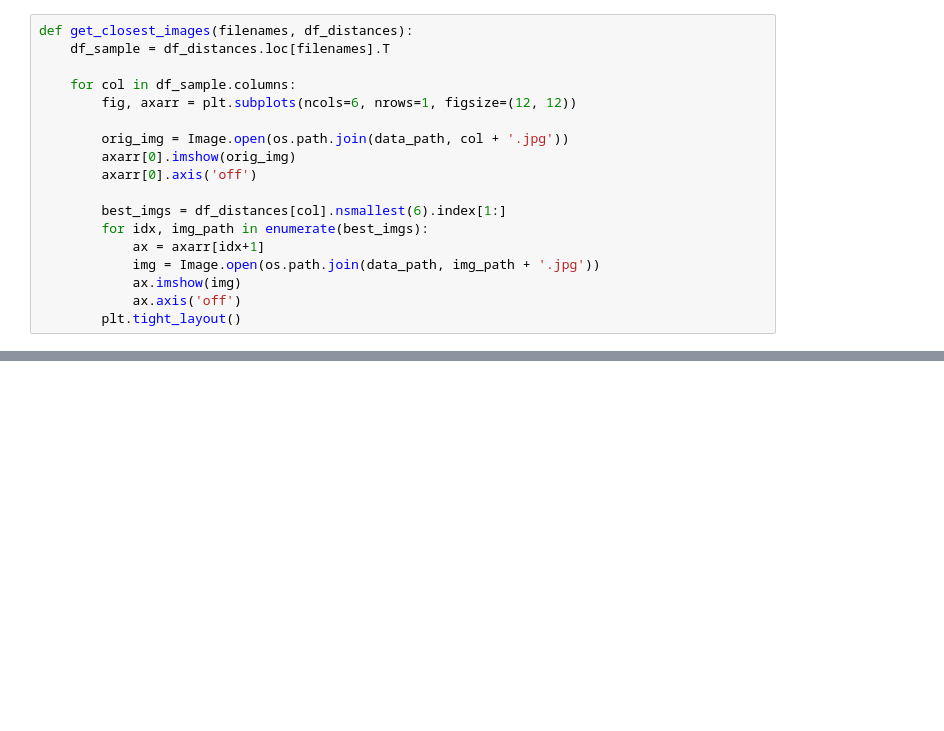
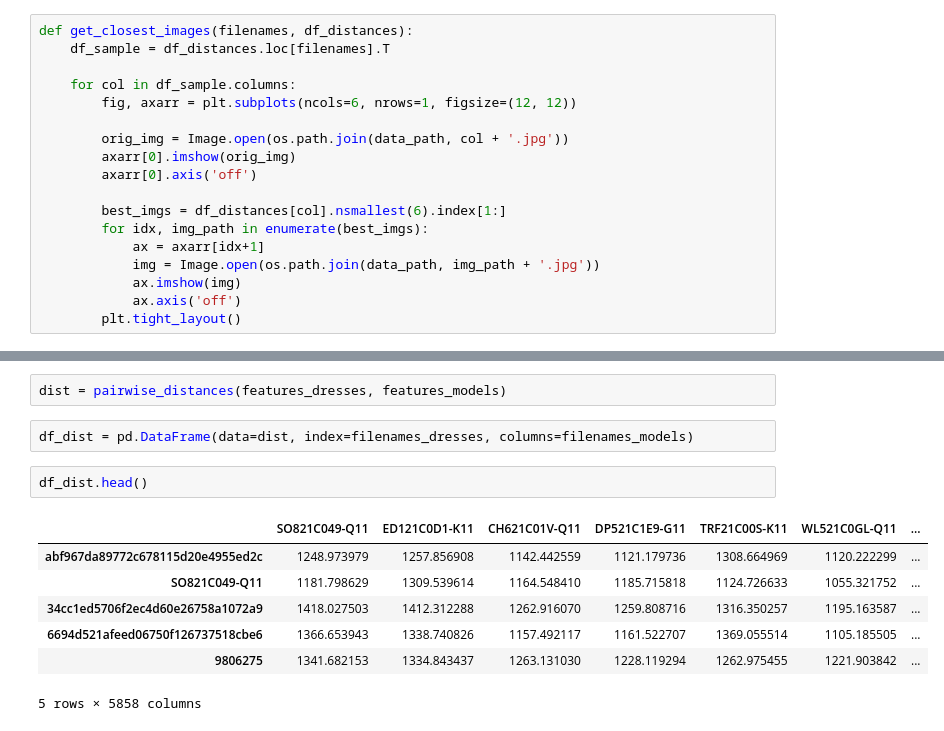
Before and after one commit to sonynka/fashion_gan, a Jupyter notebook: get_feature_vectors.ipynb, the cells around one changed output, grey strips where cells are left out. Cells and saved outputs as stored; diff of their text form; blank space fills up the shorter version.

```diff
--- a/get_feature_vectors.ipynb
+++ b/get_feature_vectors.ipynb
@@ -60,0 +70,14 @@ image_utils.concat_feature_vectors(feature64_path, feature50_path, feature114_pa
+# %%
+dist = pairwise_distances(features_dresses, features_models)
+# %%
+df_dist = pd.DataFrame(data=dist, index=filenames_dresses, columns=filenames_models)
+# %%
+df_dist.head()
+# %% [output]
+|  | SO821C049-Q11 | ED121C0D1-K11 | CH621C01V-Q11 | DP521C1E9-G11 | TRF21C00S-K11 | WL521C0GL-Q11 | ... |
+| abf967da89772c678115d20e4955ed2c | 1248.973979 | 1257.856908 | 1142.442559 | 1121.179736 | 1308.664969 | 1120.222299 | ... |
+| SO821C049-Q11 | 1181.798629 | 1309.539614 | 1164.548410 | 1185.715818 | 1124.726633 | 1055.321752 | ... |
+| 34cc1ed5706f2ec4d60e26758a1072a9 | 1418.027503 | 1412.312288 | 1262.916070 | 1259.808716 | 1316.350257 | 1195.163587 | ... |
+| 6694d521afeed06750f126737518cbe6 | 1366.653943 | 1338.740826 | 1157.492117 | 1161.522707 | 1369.055514 | 1105.185505 | ... |
+| 9806275 | 1341.682153 | 1334.843437 | 1263.131030 | 1228.119294 | 1262.975455 | 1221.903842 | ... |
+5 rows × 5858 columns
```
Also changed, not shown: parts of 11 cells of this notebook, 5 other files.
